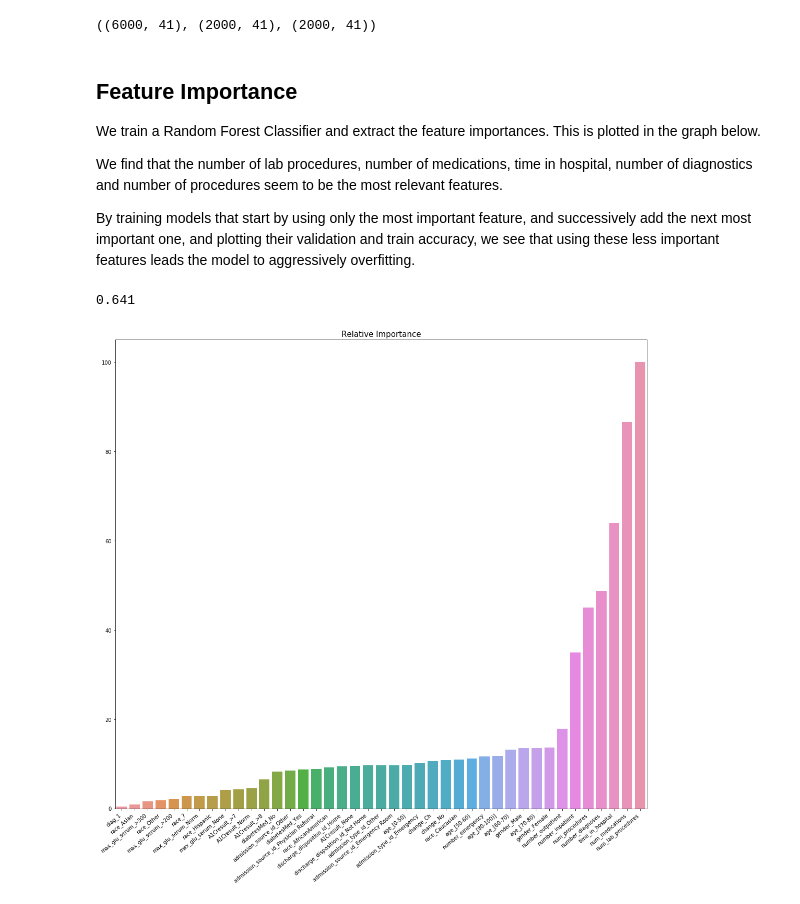
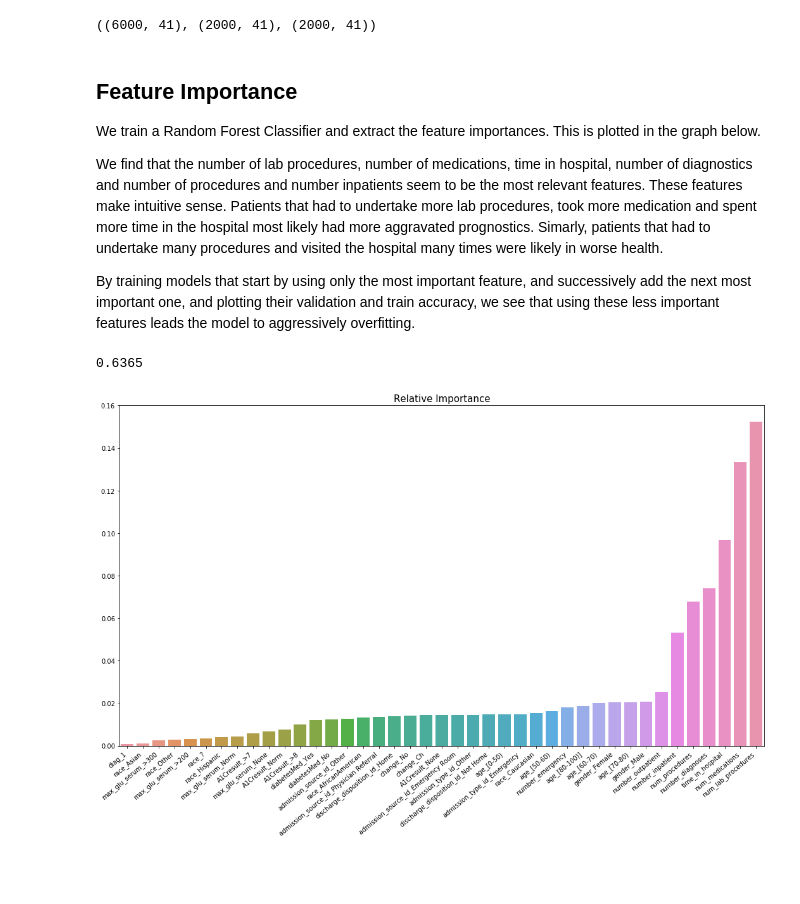
Before and after one commit to AndrejIvanov1/diabetes-readmission, a Jupyter notebook: Model.ipynb, the cells around one changed output. Drawn from its saved outputs; the diff is of its cells as text; code cells hidden in the pictures; blank space fills up the shorter version.

```diff
--- a/Model.ipynb
+++ b/Model.ipynb
@@ -39,13 +51,19 @@ memory usage: 1.0+ MB
 ### Prepare data
 Replace categorical variables by one-hot encodings, ignore text for now
 # %%
-def prepare_data(df, mlb, scaler, categorical_vars, numerical_vars):
-    categoricals = pd.get_dummies(df[categorical_vars])
-
+def prepare_data(df, scaler, categorical_vars, numerical_vars):
+    categoricals = df.loc[:, categorical_vars]
+    ## rename values with >, [, ] for xgboost
+    categoricals.max_glu_serum = categoricals.max_glu_serum.replace({'>200': 'greater_200', '>300': 'greater_300'})
+    categoricals.A1Cresult = categoricals.A1Cresult.replace({'>8': 'greater_8', '>7': 'greater_7'})
+    categoricals.age = categoricals.age.str.replace('[', '(')
+    categoricals.age = categoricals.age.str.replace(']', ')')
+    categoricals = pd.get_dummies(categoricals)
     y = df.readmitted
     x = df.drop(columns=['readmitted', 'diag_1_desc'] + categorical_vars)
     x[numerical_vars] = scaler.transform(x[numerical_vars])
     x = x.join(categoricals)
+
     return x, y
 # %%
 categorical_vars = ['race', 'age', 'gender', 'diag_1', 'admission_type_id', 'discharge_disposition_id', 'admission_source_id', \
@@ -55,9 +73,9 @@ numerical_vars = df_train.columns[6:13].tolist() + [df_train.columns[14]]
 scaler = StandardScaler()
 scaler.fit(df_train[numerical_vars])
 
-X_train, Y_train = prepare_data(df_train, mlb, scaler, categorical_vars, numerical_vars)
-X_val, Y_val = prepare_data(df_val, mlb, scaler, categorical_vars, numerical_vars)
-X_test, Y_test = prepare_data(df_test, mlb, scaler, categorical_vars, numerical_vars)
+X_train, Y_train = prepare_data(df_train, scaler, categorical_vars, numerical_vars)
+X_val, Y_val = prepare_data(df_val, scaler, categorical_vars, numerical_vars)
+X_test, Y_test = prepare_data(df_test, scaler, categorical_vars, numerical_vars)
 # %%
 X_train.shape, X_test.shape, X_val.shape
 # %% [output]
@@ -66,28 +84,28 @@ X_train.shape, X_test.shape, X_val.shape
 ## Feature Importance
 We train a Random Forest Classifier and extract the feature importances. This is plotted in the graph below.
 
-We find that the number of lab procedures, number of medications, time in hospital, number of diagnostics and number of procedures seem to be the most relevant features.
+We find that the number of lab procedures, number of medications, time in hospital, number of diagnostics and number of procedures and number inpatients seem to be the most relevant features. These features make intuitive sense. Patients that had to undertake more lab procedures, took more medication and spent more time in the hospital most likely had more aggravated prognostics. Simarly, patients that had to undertake many procedures and visited the hospital many times were likely in worse health.
 
 By training models that start by using only the most important feature, and successively add the next most important one, and plotting their validation and train accuracy, we see that using these less important features leads the model to aggressively overfitting.
 # %%
 clf = RandomForestClassifier()
 clf.fit(X_train, Y_train)
 print(clf.score(X_val, Y_val))
-importances = forest.feature_importances_
+importances = clf.feature_importances_
 
 relative = 100 * (importances / importances.max())
-indices = np.argsort(feature_importance)
+indices = np.argsort(importances)
 features = X_train.columns.values.tolist()
-feature_names_sort = [feature_names[i] for i in indices]
+feature_names_sort = [features[i] for i in indices]
 
-plt.figure(figsize=(15, 15))
+plt.figure(figsize=(15, 10))
 plt.title('Relative Importance', fontsize=15)
-ax = sns.barplot(x=feature_names_sort, y=feature_importance[sorted_idx])
+ax = sns.barplot(x=feature_names_sort, y=importances[indices])
 ax.set_xticklabels(ax.get_xticklabels(), rotation=40, ha="right")
 plt.tight_layout()
 # %% [output]
-0.641
+0.6365
-[figure, old version]
+[figure, new version]
 # %%
 train_acc = []
 val_acc = []
```
Also changed, not shown: parts of 6 cells of this notebook, 3 other files.
